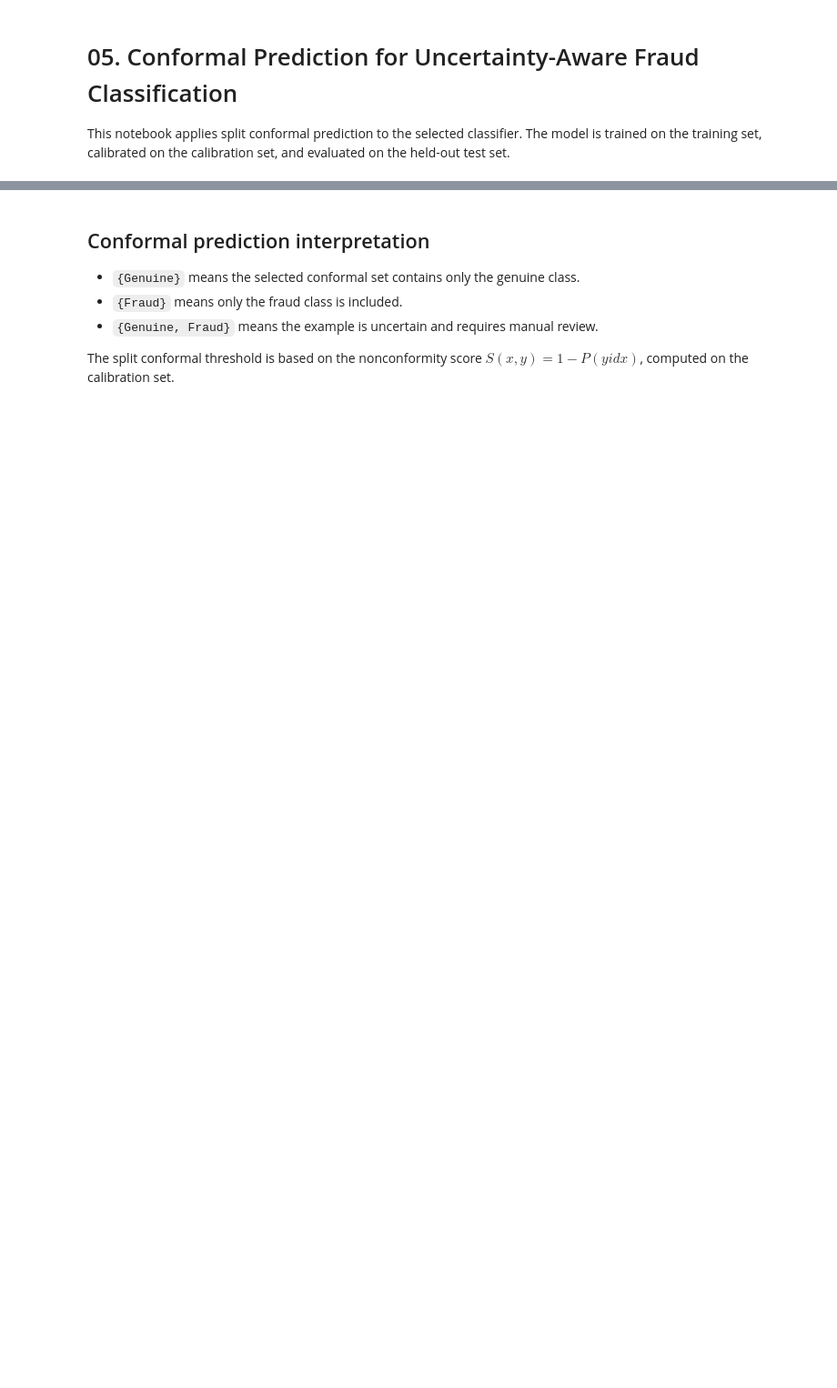
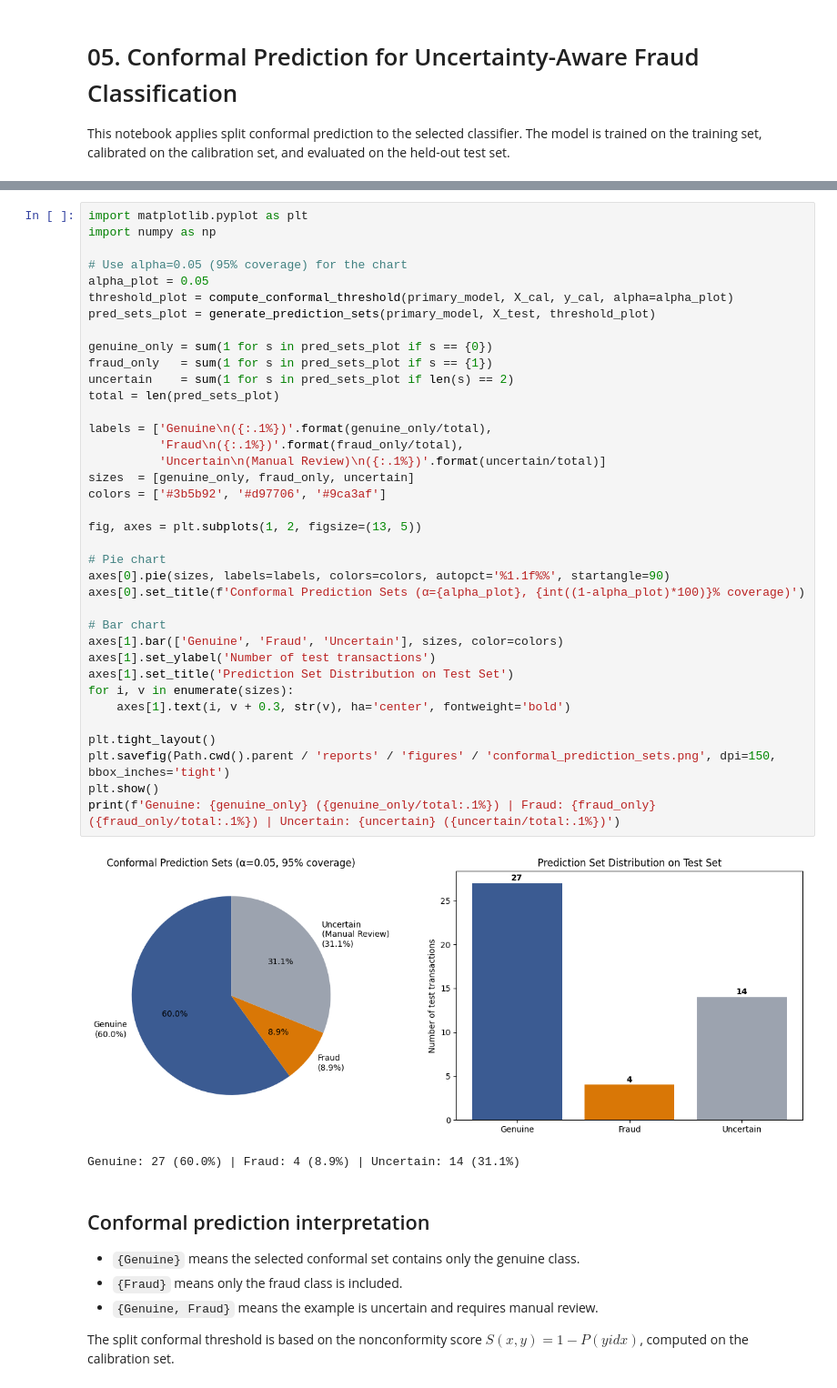
Before and after one commit to ShivamKawatra/UPI-Fraud-Detection-System, a Jupyter notebook: notebooks/05_conformal_prediction.ipynb, the cells around one changed output, grey strips where cells are left out. Shown at 91% size. Saved outputs shown, nothing was run; the diff lists cells and outputs as text; blank space fills up the shorter version.

Commit message:
report generation

```diff
--- a/notebooks/05_conformal_prediction.ipynb
+++ b/notebooks/05_conformal_prediction.ipynb
@@ -28,3 +42,43 @@ for alpha in [0.10, 0.05, 0.01]:
+# %%
+import matplotlib.pyplot as plt
+import numpy as np
+
+# Use alpha=0.05 (95% coverage) for the chart
+alpha_plot = 0.05
+threshold_plot = compute_conformal_threshold(primary_model, X_cal, y_cal, alpha=alpha_plot)
+pred_sets_plot = generate_prediction_sets(primary_model, X_test, threshold_plot)
+
+genuine_only = sum(1 for s in pred_sets_plot if s == {0})
+fraud_only   = sum(1 for s in pred_sets_plot if s == {1})
+uncertain    = sum(1 for s in pred_sets_plot if len(s) == 2)
+total = len(pred_sets_plot)
+
+labels = ['Genuine\n({:.1%})'.format(genuine_only/total),
+          'Fraud\n({:.1%})'.format(fraud_only/total),
+          'Uncertain\n(Manual Review)\n({:.1%})'.format(uncertain/total)]
+sizes  = [genuine_only, fraud_only, uncertain]
+colors = ['#3b5b92', '#d97706', '#9ca3af']
+
+fig, axes = plt.subplots(1, 2, figsize=(13, 5))
+
+# Pie chart
+axes[0].pie(sizes, labels=labels, colors=colors, autopct='%1.1f%%', startangle=90)
+axes[0].set_title(f'Conformal Prediction Sets (α={alpha_plot}, {int((1-alpha_plot)*100)}% coverage)')
+
+# Bar chart
+axes[1].bar(['Genuine', 'Fraud', 'Uncertain'], sizes, color=colors)
+axes[1].set_ylabel('Number of test transactions')
+axes[1].set_title('Prediction Set Distribution on Test Set')
+for i, v in enumerate(sizes):
+    axes[1].text(i, v + 0.3, str(v), ha='center', fontweight='bold')
+
+plt.tight_layout()
+plt.savefig(Path.cwd().parent / 'reports' / 'figures' / 'conformal_prediction_sets.png', dpi=150, bbox_inches='tight')
+plt.show()
+print(f'Genuine: {genuine_only} ({genuine_only/total:.1%}) | Fraud: {fraud_only} ({fraud_only/total:.1%}) | Uncertain: {uncertain} ({uncertain/total:.1%})')
+# %% [output]
+[figure, added]
+Genuine: 27 (60.0%) | Fraud: 4 (8.9%) | Uncertain: 14 (31.1%)
 # %% [markdown]
 ## Conformal prediction interpretation
 
```
Also changed, not shown: parts of 2 cells of this notebook, 7 other files.
